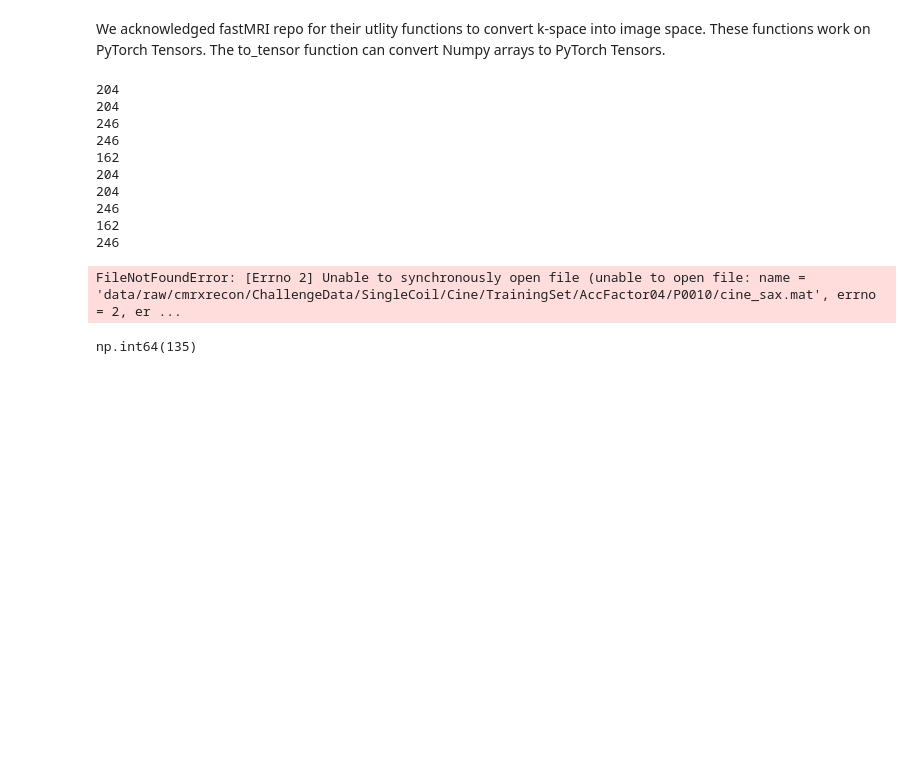
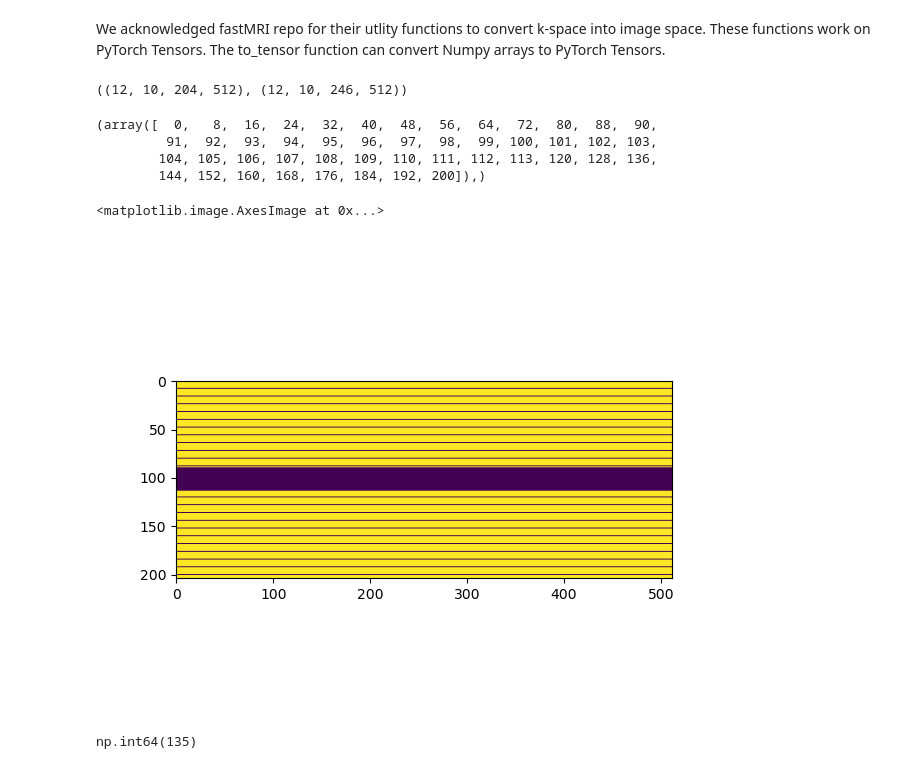
Before and after one commit to somcogo/space_time_reg, a Jupyter notebook: CineMapping.ipynb, the cells around one changed output. Cells and saved outputs as stored; diff of their text form; code cells hidden in the pictures; blank space fills up the shorter version.

```diff
--- a/CineMapping.ipynb
+++ b/CineMapping.ipynb
@@ -68,26 +68,27 @@ import torch
 # %%
 patient = 1
 ndx = [1,2,7,8,9,10,11]
-# %%
-sample = load_and_prepare(f'data/raw/cmrxrecon/ChallengeData/SingleCoil/Cine/TrainingSet/AccFactor04/P001/cine_sax.mat')
-print(sample.shape[2])
-for pat in range(1,10):
-    test =load_and_prepare(f'data/raw/cmrxrecon/ChallengeData/SingleCoil/Cine/TrainingSet/AccFactor04/P00{pat}/cine_sax.mat')
-    print(test.shape[2])
-    # if ((sample[0,0,:,0] == 0) != (test[0,0,:,0] == 0)).max():
-        # print(pat)
-# %% [output]
-204
-204
-246
-246
-162
-204
-204
-246
-162
-246
-FileNotFoundError: [Errno 2] Unable to synchronously open file (unable to open file: name = 'data/raw/cmrxrecon/ChallengeData/SingleCoil/Cine/TrainingSet/AccFactor04/P0010/cine_sax.mat', errno = 2, er ...
+# %%
+sample1 = load_and_prepare(f'data/raw/cmrxrecon/ChallengeData/SingleCoil/Cine/TrainingSet/AccFactor08/P00{patient}/cine_sax.mat')
+sam1_1d = sample1[0,0,:,0]
+sample3 = load_and_prepare(f'data/raw/cmrxrecon/ChallengeData/SingleCoil/Cine/TrainingSet/AccFactor04/P003/cine_sax.mat')
+sam3_1d = sample3[0,0,:,0]
+sample1.shape, sample3.shape
+# %% [output]
+((12, 10, 204, 512), (12, 10, 246, 512))
+# %%
+np.where(sam1_1d != 0)
+# %% [output]
+(array([  0,   8,  16,  24,  32,  40,  48,  56,  64,  72,  80,  88,  90,
+         91,  92,  93,  94,  95,  96,  97,  98,  99, 100, 101, 102, 103,
+        104, 105, 106, 107, 108, 109, 110, 111, 112, 113, 120, 128, 136,
+        144, 152, 160, 168, 176, 184, 192, 200]),)
+# %%
+f,a = plt.subplots(1)
+a.imshow(sample1[0,0]==0)
+# %% [output]
+<matplotlib.image.AxesImage at 0x...>
+[figure, added]
 # %%
 (test[0,0,:,0]==0).sum()
 # %% [output]
```
Also changed, not shown: 8 other files.
